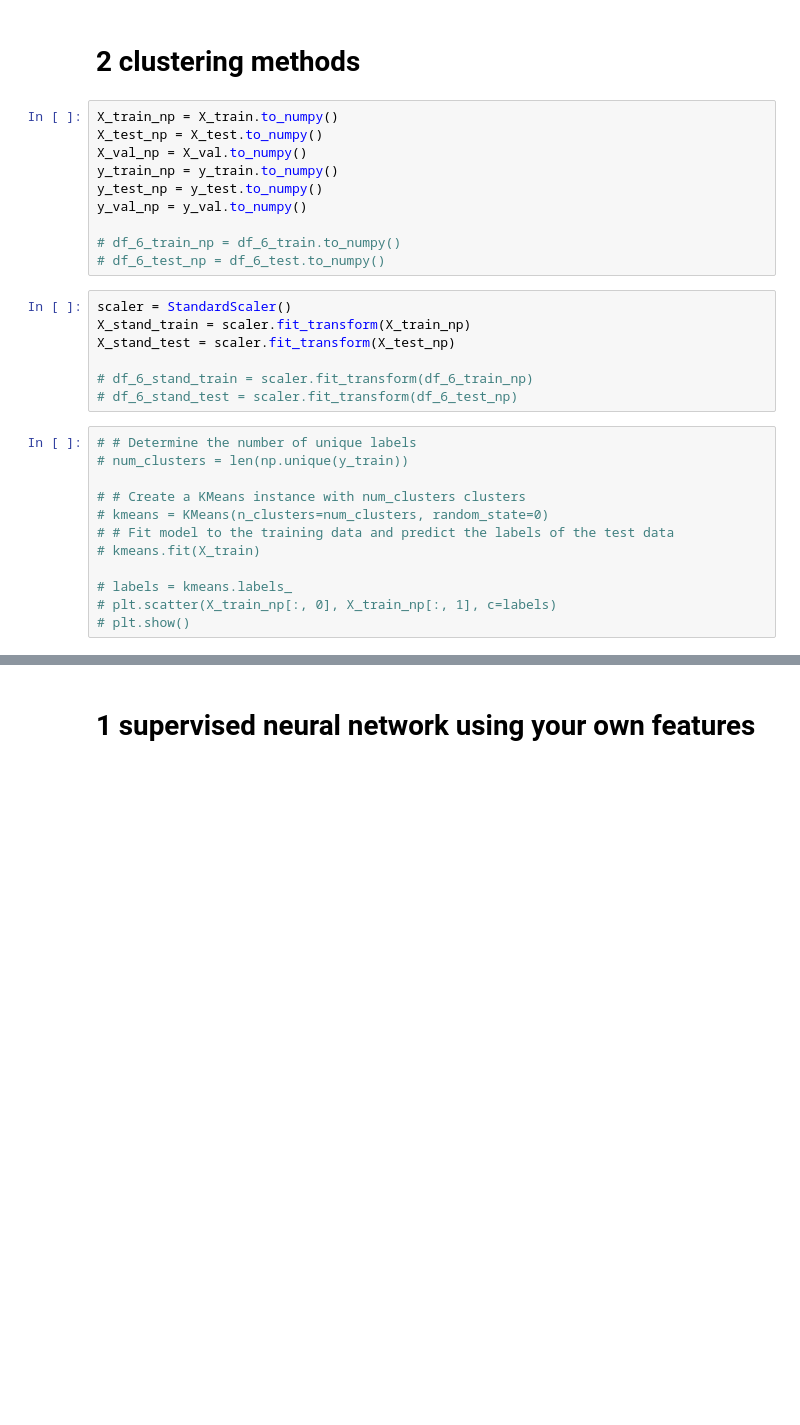
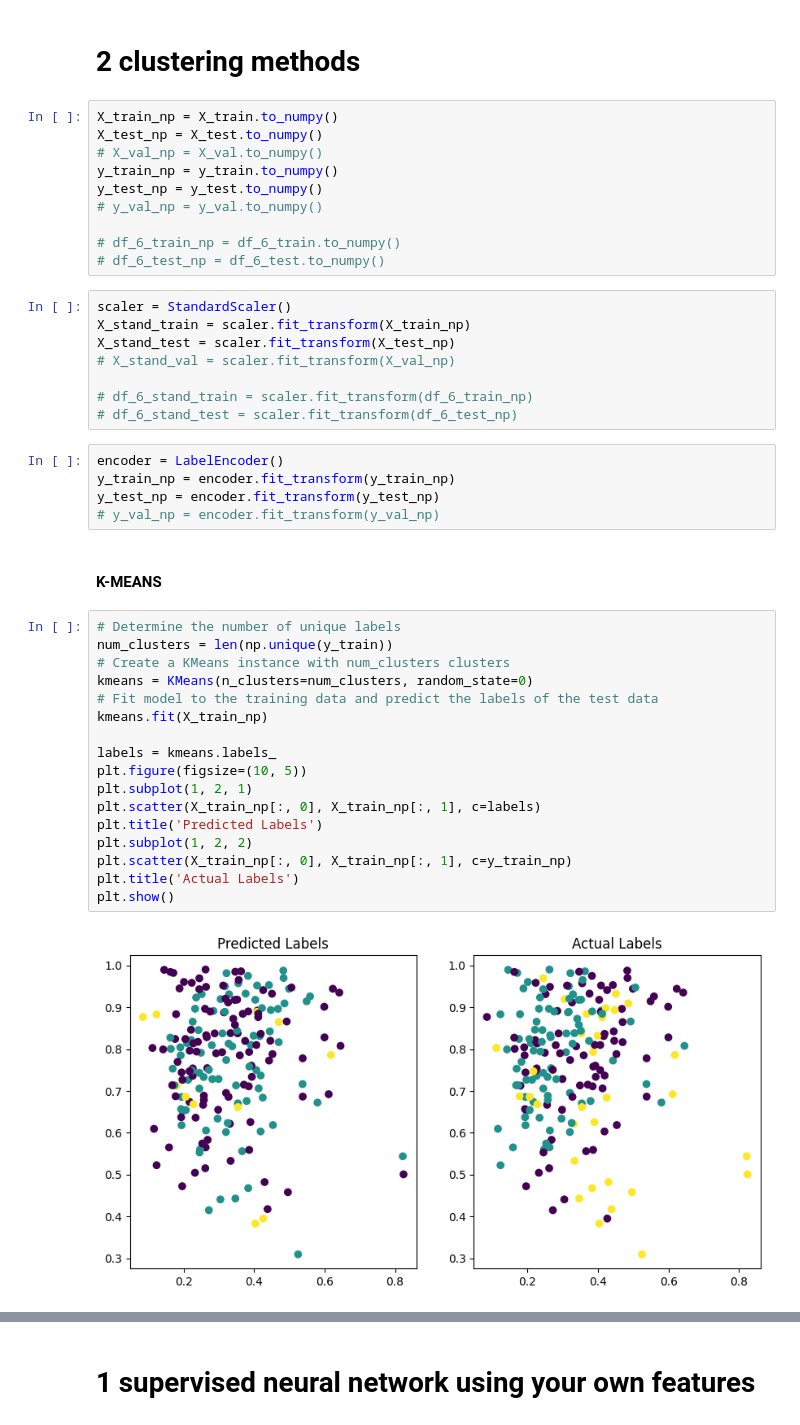
Before and after one commit to Romain-Chevrollier/Data_Project, a Jupyter notebook: code/Machine_Learning_Deep_Learning.ipynb, the cells around one changed output, grey strips where cells are left out. Cells and saved outputs as stored; diff of their text form; blank space fills up the shorter version.

```diff
--- a/code/Machine_Learning_Deep_Learning.ipynb
+++ b/code/Machine_Learning_Deep_Learning.ipynb
@@ -284,10 +283,10 @@ for i in range (1, 25):
 # %%
 X_train_np = X_train.to_numpy()
 X_test_np = X_test.to_numpy()
-X_val_np = X_val.to_numpy()
+# X_val_np = X_val.to_numpy()
 y_train_np = y_train.to_numpy()
 y_test_np = y_test.to_numpy()
-y_val_np = y_val.to_numpy()
+# y_val_np = y_val.to_numpy()
 
 # df_6_train_np = df_6_train.to_numpy()
 # df_6_test_np = df_6_test.to_numpy()
@@ -295,19 +294,34 @@ y_val_np = y_val.to_numpy()
 scaler = StandardScaler()
 X_stand_train = scaler.fit_transform(X_train_np)
 X_stand_test = scaler.fit_transform(X_test_np)
+# X_stand_val = scaler.fit_transform(X_val_np)
 
 # df_6_stand_train = scaler.fit_transform(df_6_train_np)
 # df_6_stand_test = scaler.fit_transform(df_6_test_np)
+# %%
+encoder = LabelEncoder()
+y_train_np = encoder.fit_transform(y_train_np)
+y_test_np = encoder.fit_transform(y_test_np)
+# y_val_np = encoder.fit_transform(y_val_np)
+# %% [markdown]
+#### **K-MEANS**
 # %%
-# # Determine the number of unique labels
-# num_clusters = len(np.unique(y_train))
+# Determine the number of unique labels
+num_clusters = len(np.unique(y_train))
+# Create a KMeans instance with num_clusters clusters
+kmeans = KMeans(n_clusters=num_clusters, random_state=0)
+# Fit model to the training data and predict the labels of the test data
+kmeans.fit(X_train_np)
 
-# # Create a KMeans instance with num_clusters clusters
-# kmeans = KMeans(n_clusters=num_clusters, random_state=0)
-# # Fit model to the training data and predict the labels of the test data
-# kmeans.fit(X_train)
-
-# labels = kmeans.labels_
-# plt.scatter(X_train_np[:, 0], X_train_np[:, 1], c=labels)
-# plt.show()
+labels = kmeans.labels_
+plt.figure(figsize=(10, 5))
+plt.subplot(1, 2, 1)
+plt.scatter(X_train_np[:, 0], X_train_np[:, 1], c=labels)
+plt.title('Predicted Labels')
+plt.subplot(1, 2, 2)
+plt.scatter(X_train_np[:, 0], X_train_np[:, 1], c=y_train_np)
+plt.title('Actual Labels')
+plt.show()
+# %% [output]
+[figure, added]
 # %%
```
Also changed, not shown: parts of 31 cells of this notebook, 4 other files.
